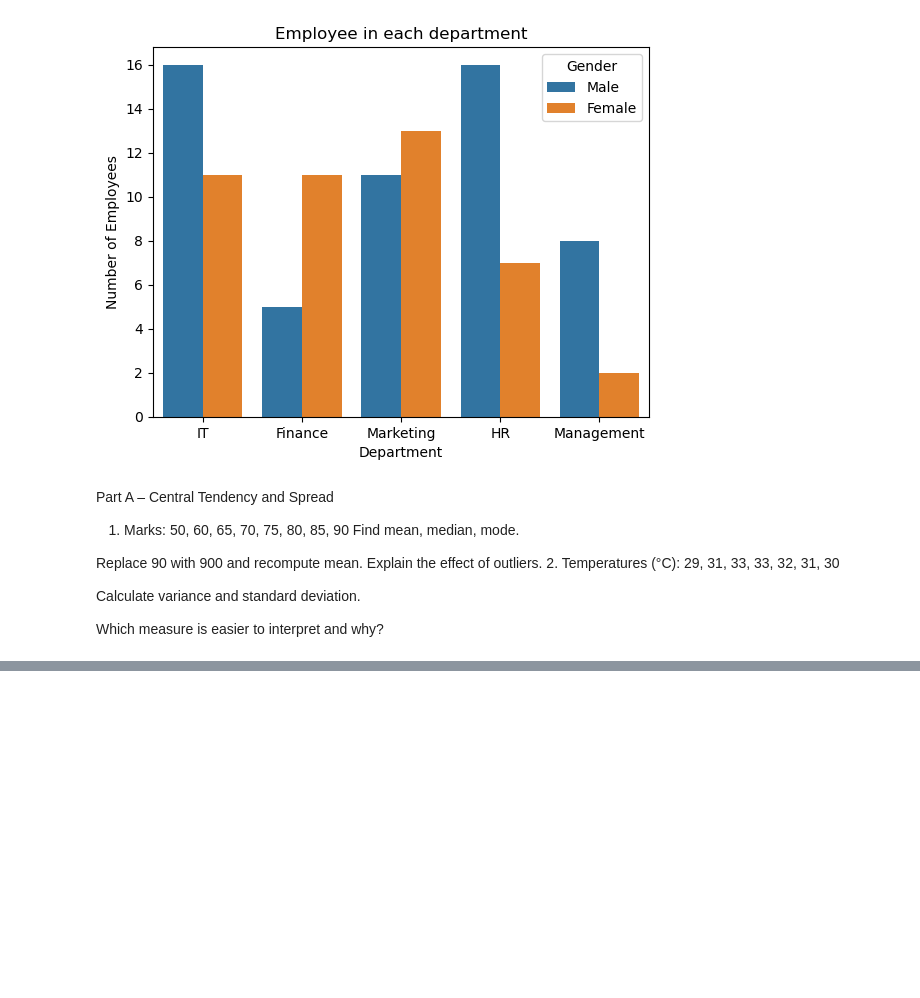
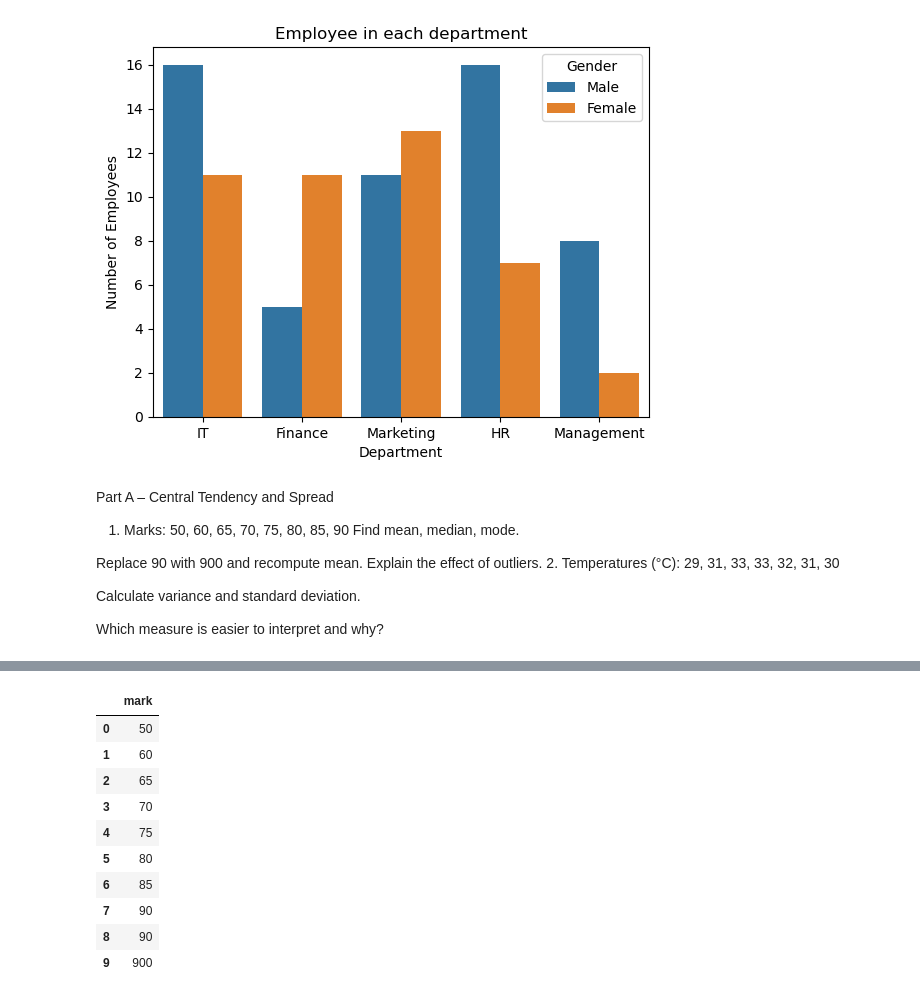
Before and after one commit to arman-hossain45/Phitrom_AI-ML, a Jupyter notebook: PracticeModule.ipynb, the cells around one changed output, grey strips where cells are left out. Cells and saved outputs as stored; diff of their text form; code cells hidden in the pictures; blank space fills up the shorter version.

```diff
--- a/PracticeModule.ipynb
+++ b/PracticeModule.ipynb
@@ -236,0 +268,16 @@ TypeError: Index(...) must be called with a collection of some kind, 'mark' was
+# %%
+data=[50,60,65,70,75,80,85,90,90,900]
+df=pd.DataFrame(data,columns=['mark'])
+df
+# %% [output]
+|  | mark |
+| 0 | 50 |
+| 1 | 60 |
+| 2 | 65 |
+| 3 | 70 |
+| 4 | 75 |
+| 5 | 80 |
+| 6 | 85 |
+| 7 | 90 |
+| 8 | 90 |
+| 9 | 900 |
```
Also changed, not shown: parts of 3 cells of this notebook.
